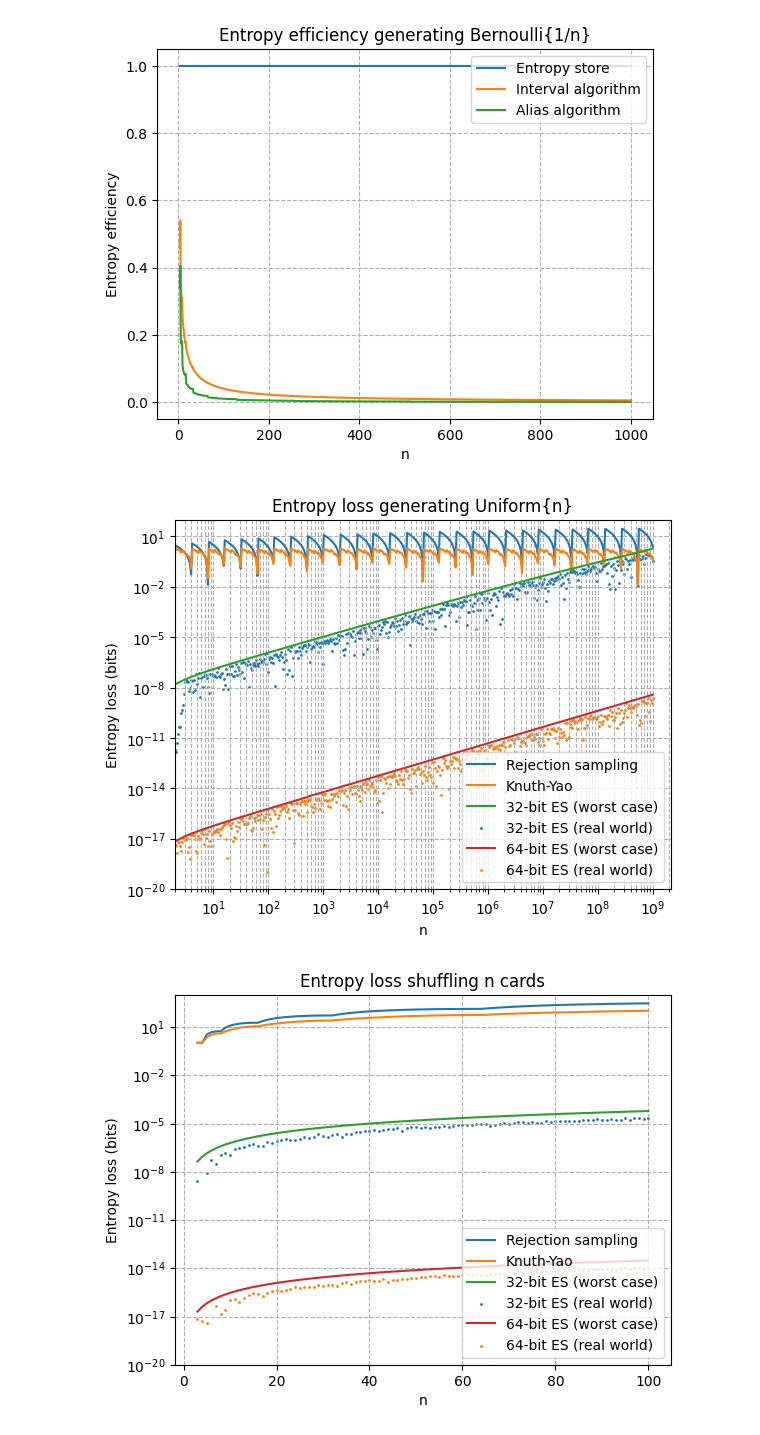
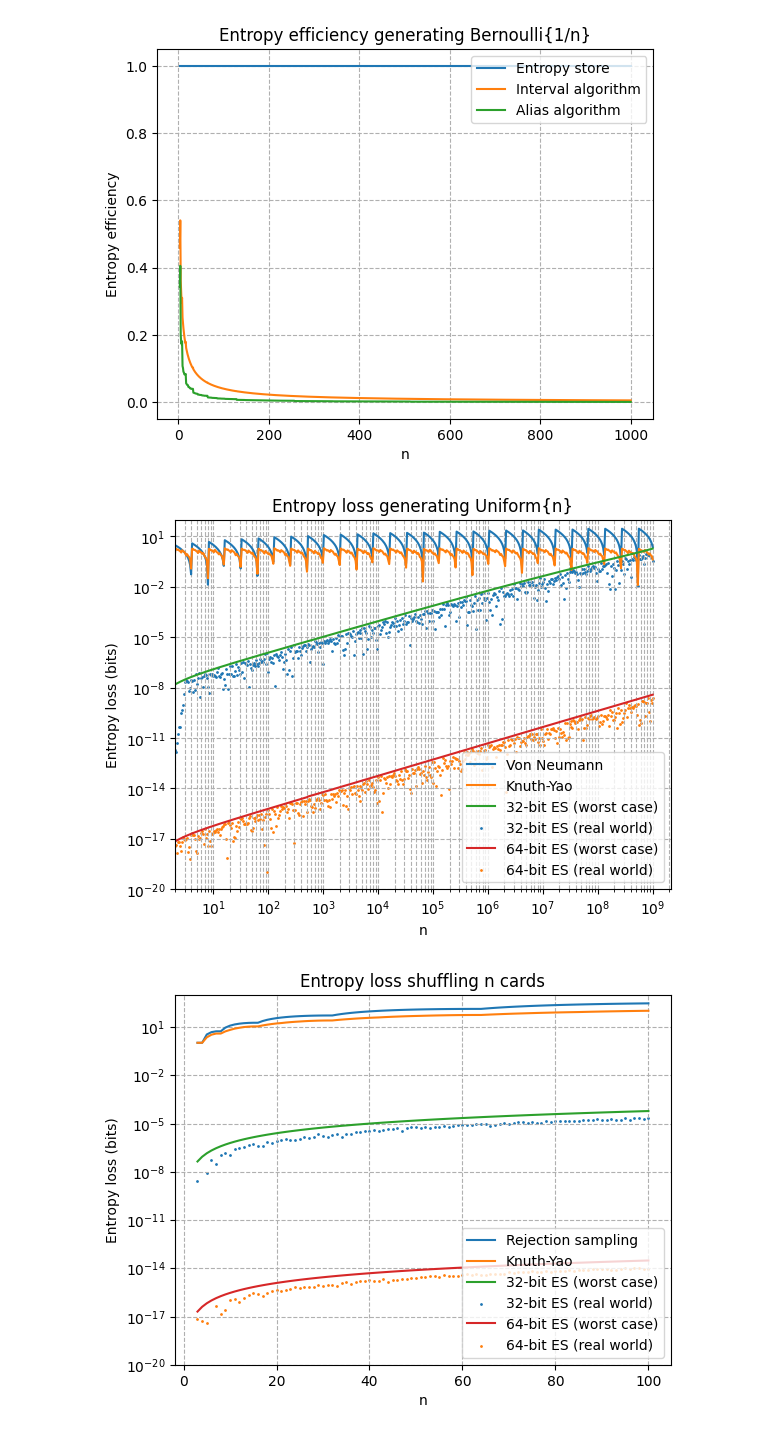
Before and after one commit to calum74/entropy, a Jupyter notebook: entropy.ipynb, the cells around one changed output. Saved outputs shown, nothing was run; the diff lists cells and outputs as text; code cells hidden in the pictures.

```diff
--- a/entropy.ipynb
+++ b/entropy.ipynb
@@ -487,35 +487,35 @@ series = np.logspace(0, 9, 500)
 epsilon32_losses = [epsilon((n-1)/(2**31)) for n in series]
 epsilon32_actuals = [epsilon_actuals(n, 2**31) for n in series]
 epsilon64_losses = [epsilon((n-1)/(2**63)) for n in series]
 epsilon64_actuals = [epsilon_actuals(n, 2**63) for n in series]
 
 rs_losses = [expected_rejection_sampling(n) - math.log2(n) for n in series]
 ky_losses = [expected_fast_dice_roller(n) - math.log2(n) for n in series]
 
 plt.clf()
 
 plt.title('Entropy loss generating Uniform{n}')
 
 plt.xlabel('n')
 plt.ylabel('Entropy loss (bits)')
 
 plt.yscale('log')
 plt.ylim(1e-20, 100)
 plt.xlim(2, 2**31)
 plt.xscale('log')
 
 plt.grid(True, which="both", ls="--")
-plt.plot(series, rs_losses, label='Rejection sampling')
+plt.plot(series, rs_losses, label='Von Neumann')
 plt.plot(series, ky_losses, label='Knuth-Yao')
 plt.plot(series, epsilon32_losses, label='32-bit ES (worst case)')
 plt.scatter(series, epsilon32_actuals, label='32-bit ES (real world)', s=1)
 plt.plot(series, epsilon64_losses, label='64-bit ES (worst case)')
 plt.scatter(series, epsilon64_actuals, label='64-bit ES (real world)', s=1)
 plt.legend(loc='lower right')
 plt.savefig('uniform_losses.png', dpi=600)
 plt.show()
 # %% [output]
-[figure, old version]
+[figure, new version]
 # %%
 numbers = range(3,101)
 epsilon32_losses = [epsilon((n-1)/(2**31)) for n in numbers]
```
Also changed, not shown: parts of 8 cells of this notebook, 9 other files.
